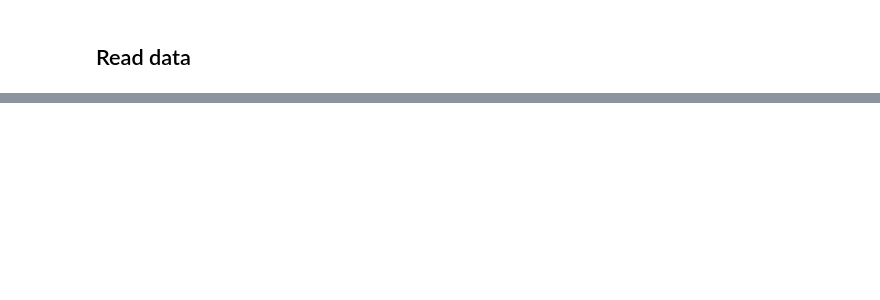
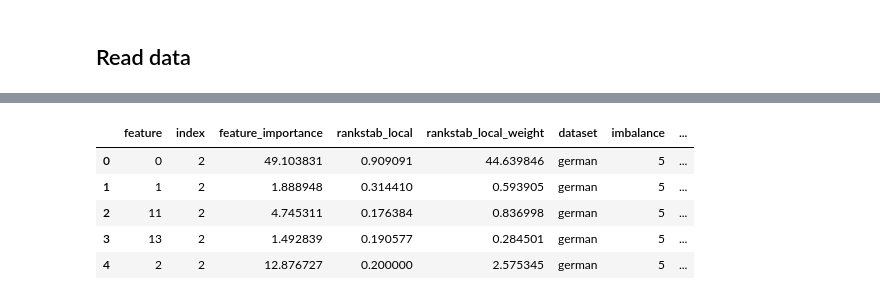
Before and after one commit to edo1691/benchmark_credit_scoring, a Jupyter notebook: notebooks/public_data_experiment.ipynb, the cells around one changed output, grey strips where cells are left out. Drawn from its saved outputs; the diff is of its cells as text; code cells hidden in the pictures; blank space fills up the shorter version.

```diff
--- a/notebooks/public_data_experiment.ipynb
+++ b/notebooks/public_data_experiment.ipynb
@@ -621,0 +590,14 @@ plt.show()
+# %%
+df_all_local = load_xai_file(
+    data_dir=data_dir,
+    dataset_name="german",
+    file_type="all_models_resume_local",
+)
+df_all_local.head()
+# %% [output]
+|  | feature | index | feature_importance | rankstab_local | rankstab_local_weight | dataset | imbalance | ... |
+| 0 | 0 | 2 | 49.103831 | 0.909091 | 44.639846 | german | 5 | ... |
+| 1 | 1 | 2 | 1.888948 | 0.314410 | 0.593905 | german | 5 | ... |
+| 2 | 11 | 2 | 4.745311 | 0.176384 | 0.836998 | german | 5 | ... |
+| 3 | 13 | 2 | 1.492839 | 0.190577 | 0.284501 | german | 5 | ... |
+| 4 | 2 | 2 | 12.876727 | 0.200000 | 2.575345 | german | 5 | ... |
```
Also changed, not shown: parts of 12 cells of this notebook, 2 other files.
